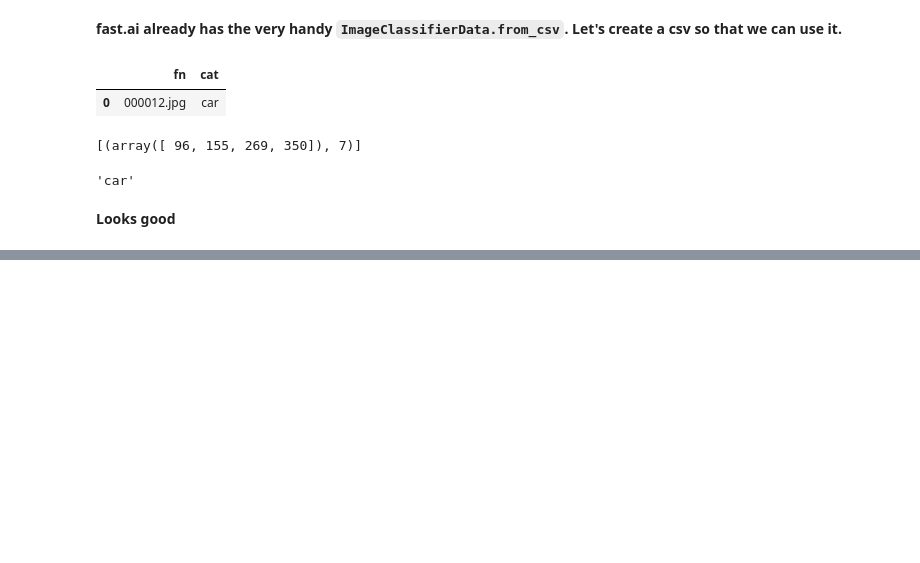
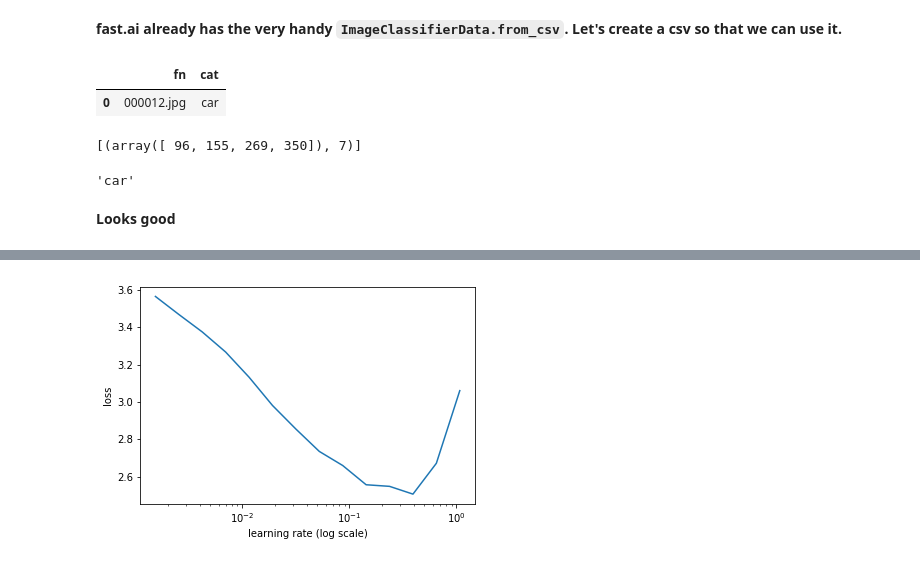
Before and after one commit to aiedward/fastai-1, a Jupyter notebook: Object detection.ipynb, the cells around one changed output, grey strips where cells are left out. Drawn from its saved outputs; the diff is of its cells as text; code cells hidden in the pictures; blank space fills up the shorter version.

```diff
--- a/Object detection.ipynb
+++ b/Object detection.ipynb
@@ -284,0 +306,4 @@ df.to_csv(CSV, index=False)
+# %%
+learn = ConvLearner.pretrained(first_model, modeldata, metrics=[accuracy])
+# %%
+learn.opt_fn = optim.Adam
@@ -284,0 +314,4 @@ df.to_csv(CSV, index=False)
+# %%
+learn.sched.plot(n_skip=10, n_skip_end=0)
+# %% [output]
+[figure, added]
```
Also changed, not shown: parts of 57 cells of this notebook.
